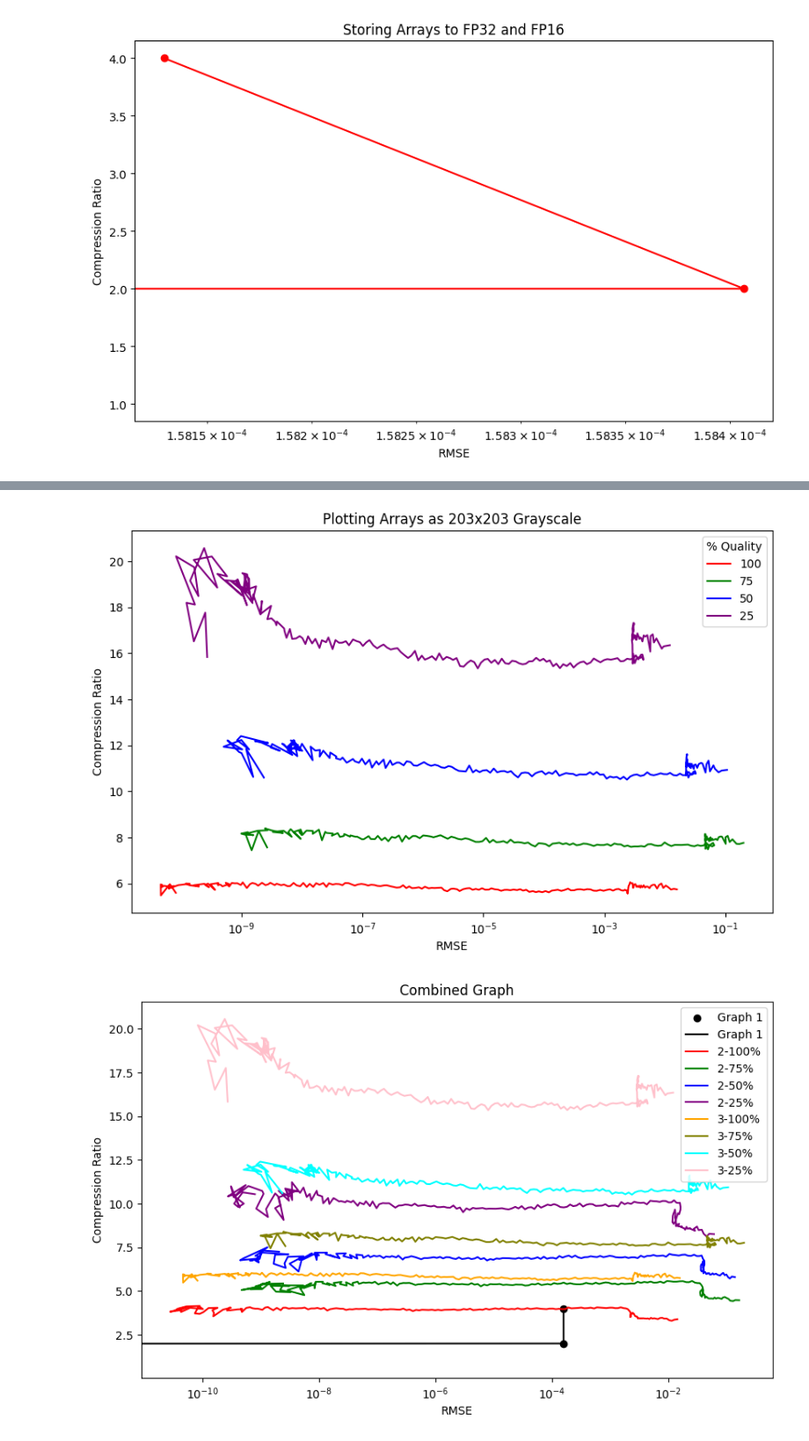
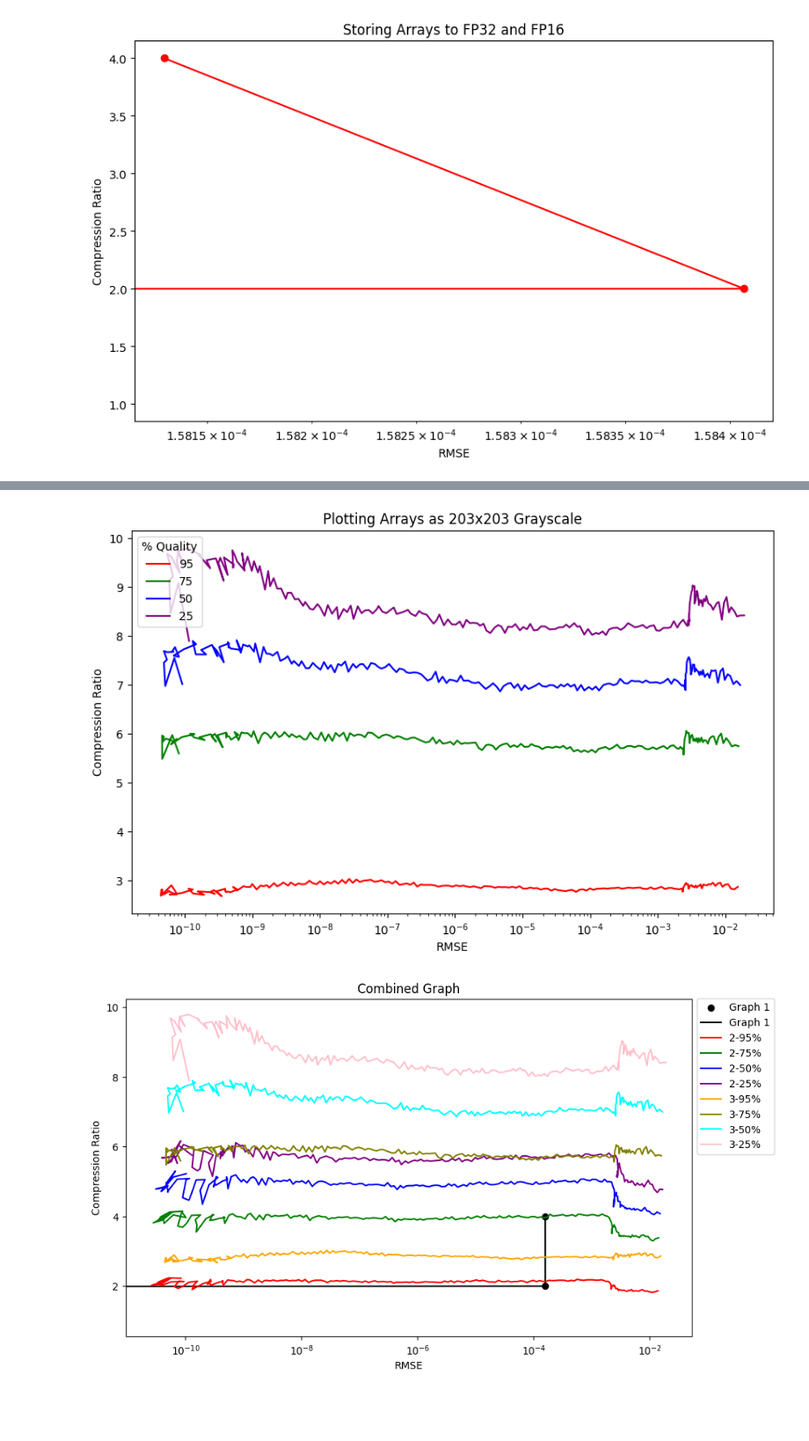
Before and after one commit to sarthaag/data-compression, a Jupyter notebook: analysis2_combined.ipynb, the cells around one changed output, grey strips where cells are left out. Shown at 88% size. Drawn from its saved outputs; the diff is of its cells as text; code cells hidden in the pictures; blank space fills up the shorter version.

Commit message:
Updated graphs in analysis2_combined to reflect new changes in analysis2.1 and 2.2

```diff
--- a/analysis2_combined.ipynb
+++ b/analysis2_combined.ipynb
@@ -60,7 +46,7 @@ plt.show()
 # Analysis 2.2
 
 plt.figure(figsize=(10, 6))
-plt.plot(df['RMSE2.2.100'], df['CR2.2.100'], color='red', label='100')
+plt.plot(df['RMSE2.2.95'], df['CR2.2.95'], color='red', label='95')
 plt.plot(df['RMSE2.2.75'], df['CR2.2.75'], color='green', label='75')
 plt.plot(df['RMSE2.2.50'], df['CR2.2.50'], color='blue', label='50')
 plt.plot(df['RMSE2.2.25'], df['CR2.2.25'], color='purple', label='25')
@@ -72,33 +58,33 @@ plt.xscale("log")
 plt.title("Plotting Arrays as 203x203 Grayscale")
 plt.show()
 # %% [output]
-[figure, old version]
+[figure, new version]
 # %%
 # Combined graphs
 
 plt.figure(figsize=(10, 6))
 plt.xscale("log")
 
 plt.scatter(X, Y, color='black', label='Graph 1')
 plt.plot(X, Y, color='black', label='Graph 1')
 
-plt.plot(df['RMSE2.1.100'], df['CR2.1.100'], color='red', label='2-100%')
+plt.plot(df['RMSE2.1.95'], df['CR2.1.95'], color='red', label='2-95%')
 plt.plot(df['RMSE2.1.75'], df['CR2.1.75'], color='green', label='2-75%')
 plt.plot(df['RMSE2.1.50'], df['CR2.1.50'], color='blue', label='2-50%')
 plt.plot(df['RMSE2.1.25'], df['CR2.1.25'], color='purple', label='2-25%')
 
-plt.plot(df['RMSE2.2.100'], df['CR2.2.100'], color='orange', label='3-100%')
+plt.plot(df['RMSE2.2.95'], df['CR2.2.95'], color='orange', label='3-95%')
 plt.plot(df['RMSE2.2.75'], df['CR2.2.75'], color='olive', label='3-75%')
 plt.plot(df['RMSE2.2.50'], df['CR2.2.50'], color='cyan', label='3-50%')
 plt.plot(df['RMSE2.2.25'], df['CR2.2.25'], color='pink', label='3-25%')
 
-plt.legend()
+plt.legend(bbox_to_anchor=(1.0, 1.017))
 plt.xlabel("RMSE")
 plt.ylabel("Compression Ratio")
 plt.title("Combined Graph")
 plt.show()
 # %% [output]
-[figure, old version]
+[figure, new version]
 # %%
 # # Plotting all four graphs together
 
```
Also changed, not shown: parts of 2 cells of this notebook, 2 other files.
